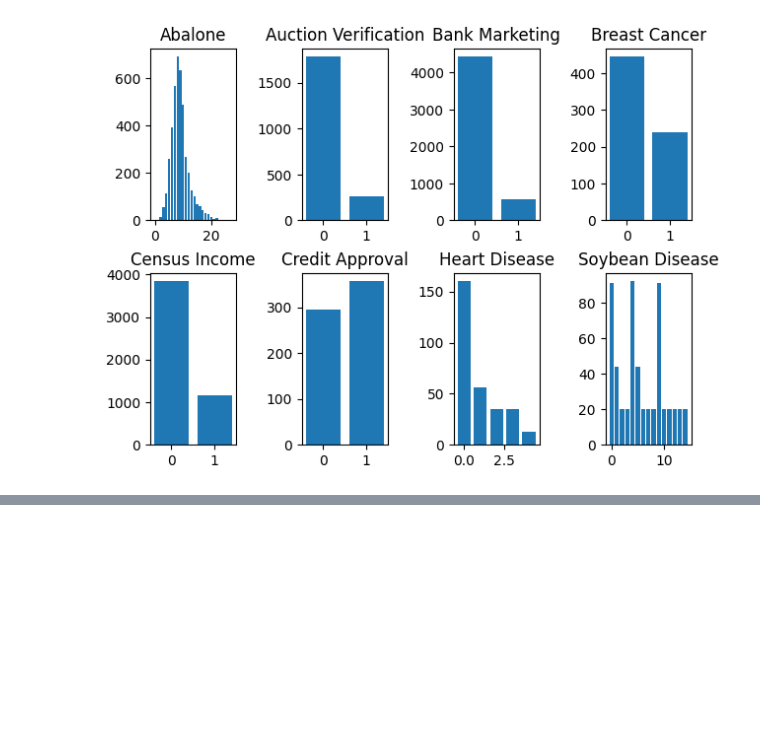
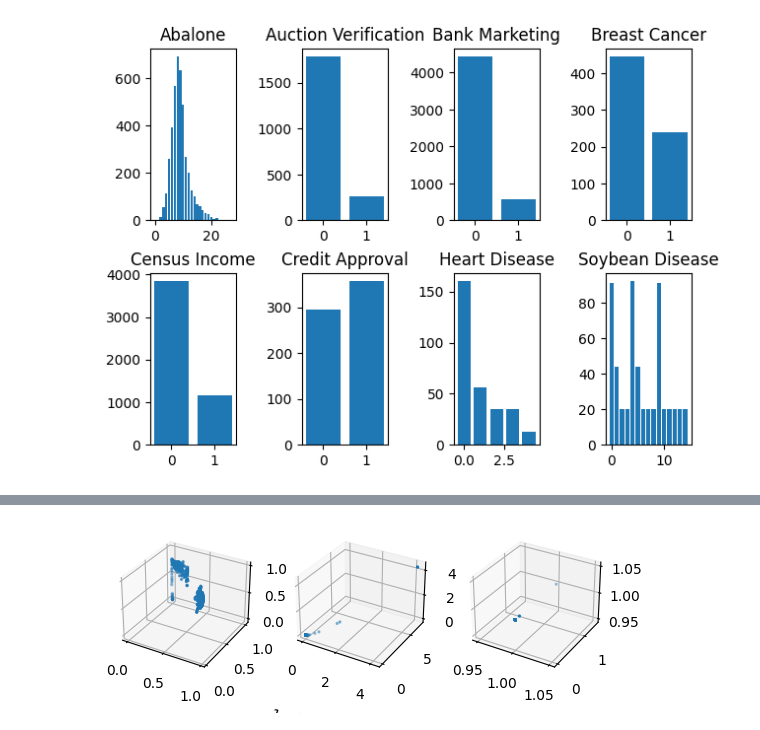
Before and after one commit to jaanisfehling/attention-mixed-type-clustering, a Jupyter notebook: graphics.ipynb, the cells around one changed output, grey strips where cells are left out. Drawn from its saved outputs; the diff is of its cells as text; code cells hidden in the pictures; blank space fills up the shorter version.

Commit message:
graphics that show embedded features of different AEs

```diff
--- a/graphics.ipynb
+++ b/graphics.ipynb
@@ -179,0 +114,12 @@ make_dot(model(torch.randint(0, 4, (1,3), device="cuda"), torch.rand(1, 3, devic
+# %%
+# Basic AE
+input_dim = sum(d for _, d in credit_approval.embedding_sizes) + len(credit_approval.cont_cols)
+encoder, decoder = build_autoencoder(input_dim, input_dim, max(1, round(math.log2(input_dim))), hidden_dim=3, output_fn=torch.nn.Sigmoid)
+print(encoder, decoder)
+
+ae = AllToAllAutoencoder(encoder, decoder, credit_approval.embedding_sizes)
+ae.fit(credit_approval.dataloader, n_epochs=100, lr=0.001)
+
+cat = torch.tensor(credit_approval.df[credit_approval.cat_cols].values, dtype=torch.int).detach().to("cpu")
+cont = torch.tensor(credit_approval.df[credit_approval.cont_cols].values, dtype=torch.float).detach().to("cpu")
+basic_ae_features = ae.encode(cat, cont).detach().cpu().numpy()
@@ -179,0 +144,12 @@ make_dot(model(torch.randint(0, 4, (1,3), device="cuda"), torch.rand(1, 3, devic
+# %%
+# AE with Attention
+input_dim = len(credit_approval.cont_cols) + len(credit_approval.cat_cols) * 32
+encoder, decoder = build_autoencoder(input_dim, input_dim, max(1, round(math.log2(input_dim))), hidden_dim=3, output_fn=torch.nn.Sigmoid)
+print(encoder, decoder)
+
+ae = AttentionAutoencoder(encoder, decoder, credit_approval.embedding_sizes, emb_dim=32, device="cpu")
+ae.fit(credit_approval.dataloader, n_epochs=100, lr=0.001)
+
+cat = torch.tensor(credit_approval.df[credit_approval.cat_cols].values, dtype=torch.int).detach().to("cpu")
+cont = torch.tensor(credit_approval.df[credit_approval.cont_cols].values, dtype=torch.float).detach().to("cpu")
+attention_ae_features = ae.encode(cat, cont).detach().cpu().numpy()
@@ -179,0 +174,12 @@ make_dot(model(torch.randint(0, 4, (1,3), device="cuda"), torch.rand(1, 3, devic
+# %%
+# AE with Transformer
+input_dim = len(credit_approval.cont_cols) + len(credit_approval.cat_cols) * 32
+encoder, decoder = build_autoencoder(input_dim, input_dim, max(1, round(math.log2(input_dim))), hidden_dim=3, output_fn=torch.nn.Sigmoid)
+print(encoder, decoder)
+
+ae = TransformerAutoencoder(encoder, decoder, credit_approval.embedding_sizes, emb_dim=32, depth=6, device="cpu")
+ae.fit(credit_approval.dataloader, n_epochs=100, lr=0.001)
+
+cat = torch.tensor(credit_approval.df[credit_approval.cat_cols].values, dtype=torch.int).detach().to("cpu")
+cont = torch.tensor(credit_approval.df[credit_approval.cont_cols].values, dtype=torch.float).detach().to("cpu")
+transformer_ae_features = ae.encode(cat, cont).detach().cpu().numpy()
@@ -179,0 +204,10 @@ make_dot(model(torch.randint(0, 4, (1,3), device="cuda"), torch.rand(1, 3, devic
+# %%
+fig, ax = plt.subplots(1, 3, subplot_kw=dict(projection="3d"))
+
+ax[0].scatter3D(basic_ae_features[:, 0], basic_ae_features[:, 1], basic_ae_features[:, 2], s=2)
+ax[1].scatter3D(attention_ae_features[:, 0], attention_ae_features[:, 1], attention_ae_features[:, 2], s=2)
+ax[2].scatter3D(transformer_ae_features[:, 0], transformer_ae_features[:, 1], transformer_ae_features[:, 2], s=2)
+
+plt.show()
+# %% [output]
+[figure, added]
```
Also changed, not shown: parts of 9 cells of this notebook, 1 other file.
